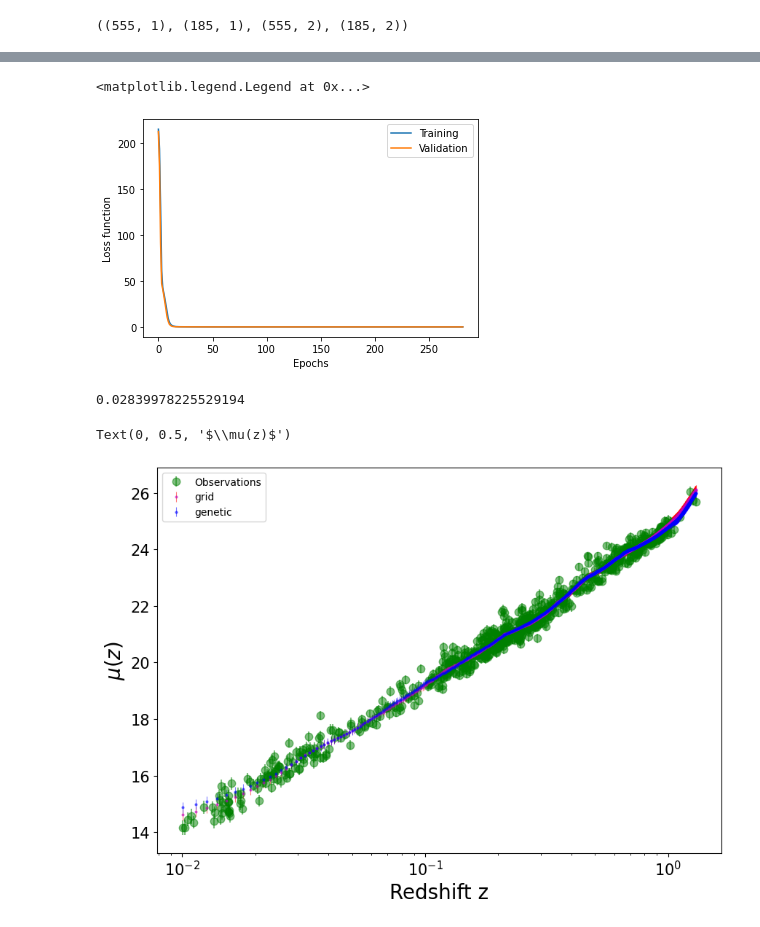
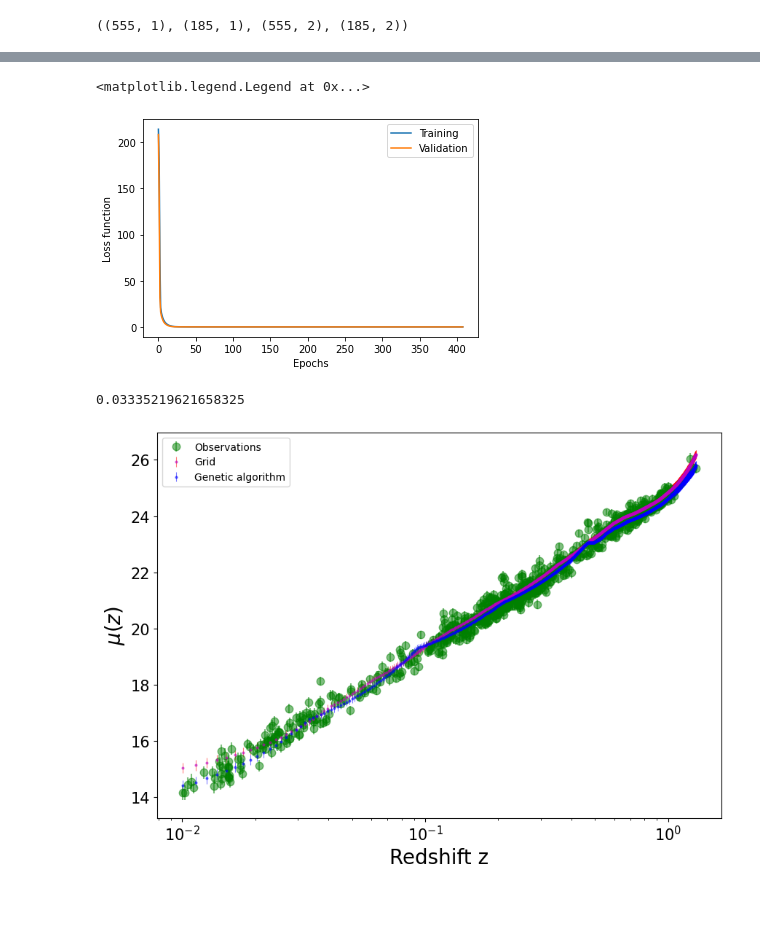
Before and after one commit to igomezv/nnogada, a Jupyter notebook: jla_reconstruction.ipynb, the cells around one changed output, grey strips where cells are left out. Cells and saved outputs as stored; diff of their text form; code cells hidden in the pictures.

```diff
--- a/jla_reconstruction.ipynb
+++ b/jla_reconstruction.ipynb
@@ -73,7 +73,7 @@ np.shape(X_train), np.shape(X_test), Y_train.shape, Y_test.shape
 callbacks = [tf.keras.callbacks.EarlyStopping(monitor='val_loss', mode='min',
                                    min_delta=0.0,
                                    patience=100,
-                                   restore_best_weights=True, verbose=True)
+                                   restore_best_weights=True, verbose=False)
                                    ]
 
 n_cols = 1
@@ -84,8 +84,7 @@ def train_test_model(hparams):
 
     # Train LSTM model and predict on validation set
     model = tf.keras.Sequential()
-    model.add(Input(shape=(int(X_train.shape[1]),)))
-    model.add(Dense(hparams['HP_NUM_UNITS'], input_shape=(int(X_train.shape[1]),)))
+    model.add(Dense(int(X_train.shape[1])))
 
     for i in range(hparams['HP_LAYERS']):
         model.add(Dense(hparams['HP_NUM_UNITS'], activation='relu'))
@@ -100,7 +99,7 @@ def train_test_model(hparams):
     # Run with 1 epoch to speed things up for demo purposes
 
     train = model.fit(X_train, Y_train, epochs=epochs, validation_data=(X_test, Y_test),
-              callbacks=callbacks, batch_size=hparams['HP_BATCHSIZE'], shuffle=True, verbose=True)
+              callbacks=callbacks, batch_size=hparams['HP_BATCHSIZE'], shuffle=False, verbose=False)
 
     _, loss = model.evaluate(X_test, Y_test)
 
@@ -117,5 +116,5 @@ loss = 0.030958
 # %%
-hparams = {'HP_LAYERS': 4, 'HP_NUM_UNITS': 200, 'HP_BATCHSIZE': 8, 'HP_LEARNING':0.0001}
+hparams = {'HP_LAYERS': 3, 'HP_NUM_UNITS': 200, 'HP_BATCHSIZE': 16, 'HP_LEARNING':0.0001}
 # %%
 model, loss_test, history = train_test_model(hparams)
 # %% [output]
@@ -161,5 +145,5 @@ loss = 0.027708
 # %%
-hparams_gen = {'HP_LAYERS': 3, 'HP_NUM_UNITS': 100, 'HP_BATCHSIZE': 8, 'HP_LEARNING':0.0001}
+hparams_gen = {'HP_LAYERS': 3, 'HP_NUM_UNITS': 100, 'HP_BATCHSIZE': 4, 'HP_LEARNING':0.0001}
 # %%
 model_gen, loss_test_gen, history_gen = train_test_model(hparams_gen)
 # %% [output]
@@ -188,11 +156,11 @@ plt.xlabel('Epochs')
 plt.legend(loc='upper right')
 # %% [output]
 <matplotlib.legend.Legend at 0x...>
-[figure, old version]
+[figure, new version]
 # %%
 loss_test_gen
 # %% [output]
-0.02839978225529194
+0.03335219621658325
 # %%
 # ranz = np.random.uniform(0, 2, size=10000)
 ranz = np.linspace(np.min(df['zcmb']), np.max(df['zcmb']), 1000)
@@ -203,18 +171,18 @@ pred_random_grid = model.predict(r)
 # %%
 plt.figure(figsize=(10, 7), dpi=100)
 plt.errorbar(df['zcmb'], df['mb'], df2, fmt='g.', markersize=15, label='Observations', alpha=0.5)
 plt.errorbar(rr, pred_random_grid[:,0], pred_random_grid[:,1], markersize=2, fmt='o',
-             ecolor='r', capthick=2, elinewidth=0.8, alpha=0.5, c='m', label='grid')
+             ecolor='r', capthick=2, elinewidth=0.8, alpha=0.5, c='m', label='Grid')
 plt.errorbar(rr, pred_random_gen[:,0], pred_random_gen[:,1], markersize=2, fmt='o',
-             ecolor='b', capthick=2, elinewidth=0.8, alpha=0.5, c='b', label='genetic')
+             ecolor='b', capthick=2, elinewidth=0.8, alpha=0.5, c='b', label='Genetic algorithm')
 plt.xlabel("Redshift z", fontsize=20)
 plt.xticks(fontsize=15)
 plt.yticks(fontsize=15)
 plt.legend()
 plt.xscale('log')
 
 plt.ylabel("$\mu(z)$", fontsize=20)
 # plt.xlim(1e-6, 1.3)
+plt.savefig("jla_reconstruction.png")
 # %% [output]
-Text(0, 0.5, '$\\mu(z)$')
-[figure, old version]
+[figure, new version]
```
Also changed, not shown: parts of 6 cells of this notebook, 1 other file.
